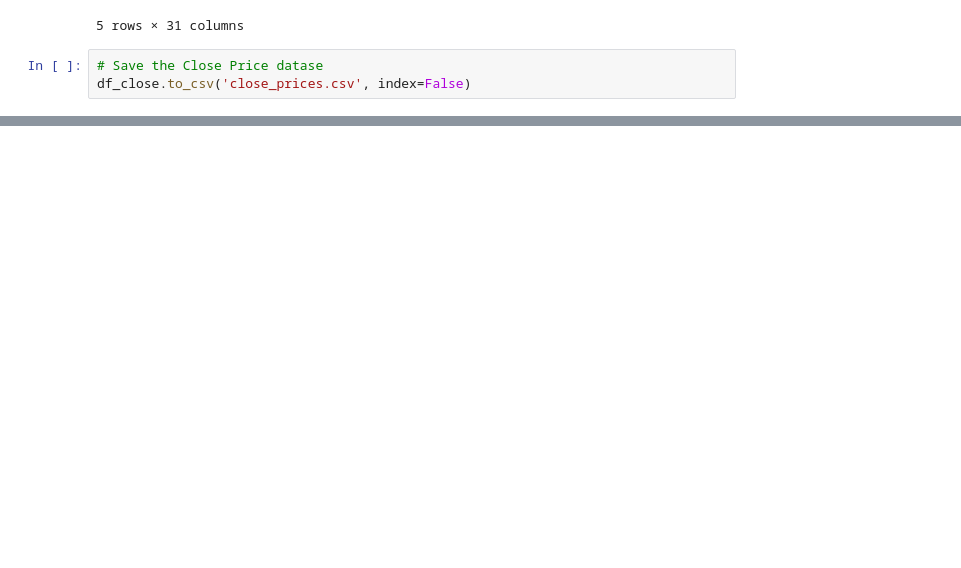
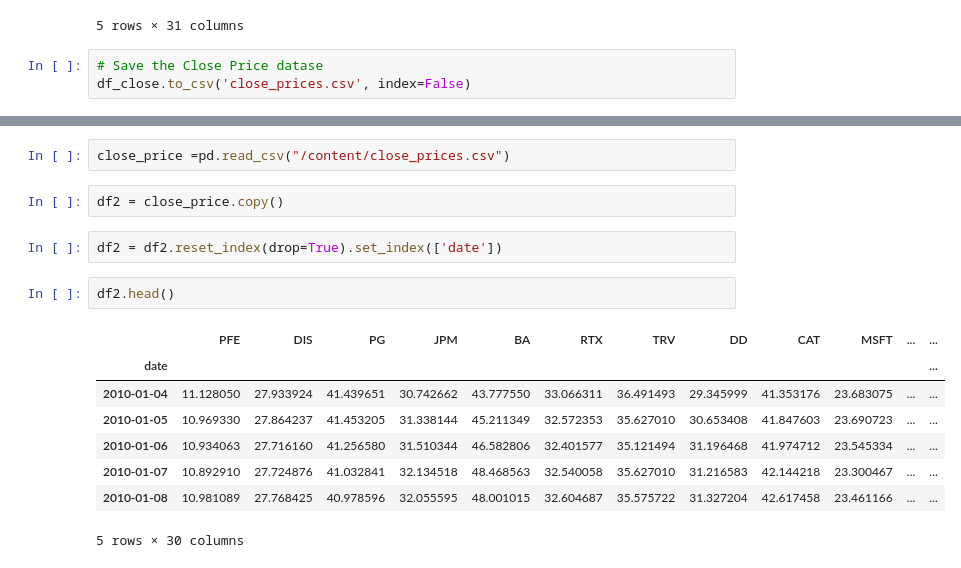
Before and after one commit to Eminent01/AMMI_Research, a Jupyter notebook: AMMI_Research2.ipynb, the cells around one changed output, grey strips where cells are left out. Cells and saved outputs as stored; diff of their text form; blank space fills up the shorter version.

```diff
--- a/AMMI_Research2.ipynb
+++ b/AMMI_Research2.ipynb
@@ -199,0 +226,17 @@ df_close.to_csv('close_prices.csv', index=False)
+# %%
+close_price =pd.read_csv("/content/close_prices.csv")
+# %%
+df2 = close_price.copy()
+# %%
+df2 = df2.reset_index(drop=True).set_index(['date'])
+# %%
+df2.head()
+# %% [output]
+|  | PFE | DIS | PG | JPM | BA | RTX | TRV | DD | CAT | MSFT | ... | ... |
+| date |  |  |  |  |  |  |  |  |  |  |  | ... |
+| 2010-01-04 | 11.128050 | 27.933924 | 41.439651 | 30.742662 | 43.777550 | 33.066311 | 36.491493 | 29.345999 | 41.353176 | 23.683075 | ... | ... |
+| 2010-01-05 | 10.969330 | 27.864237 | 41.453205 | 31.338144 | 45.211349 | 32.572353 | 35.627010 | 30.653408 | 41.847603 | 23.690723 | ... | ... |
+| 2010-01-06 | 10.934063 | 27.716160 | 41.256580 | 31.510344 | 46.582806 | 32.401577 | 35.121494 | 31.196468 | 41.974712 | 23.545334 | ... | ... |
+| 2010-01-07 | 10.892910 | 27.724876 | 41.032841 | 32.134518 | 48.468563 | 32.540058 | 35.627010 | 31.216583 | 42.144218 | 23.300467 | ... | ... |
+| 2010-01-08 | 10.981089 | 27.768425 | 40.978596 | 32.055595 | 48.001015 | 32.604687 | 35.575722 | 31.327204 | 42.617458 | 23.461166 | ... | ... |
+5 rows × 30 columns
```
Also changed, not shown: parts of 13 cells of this notebook.
